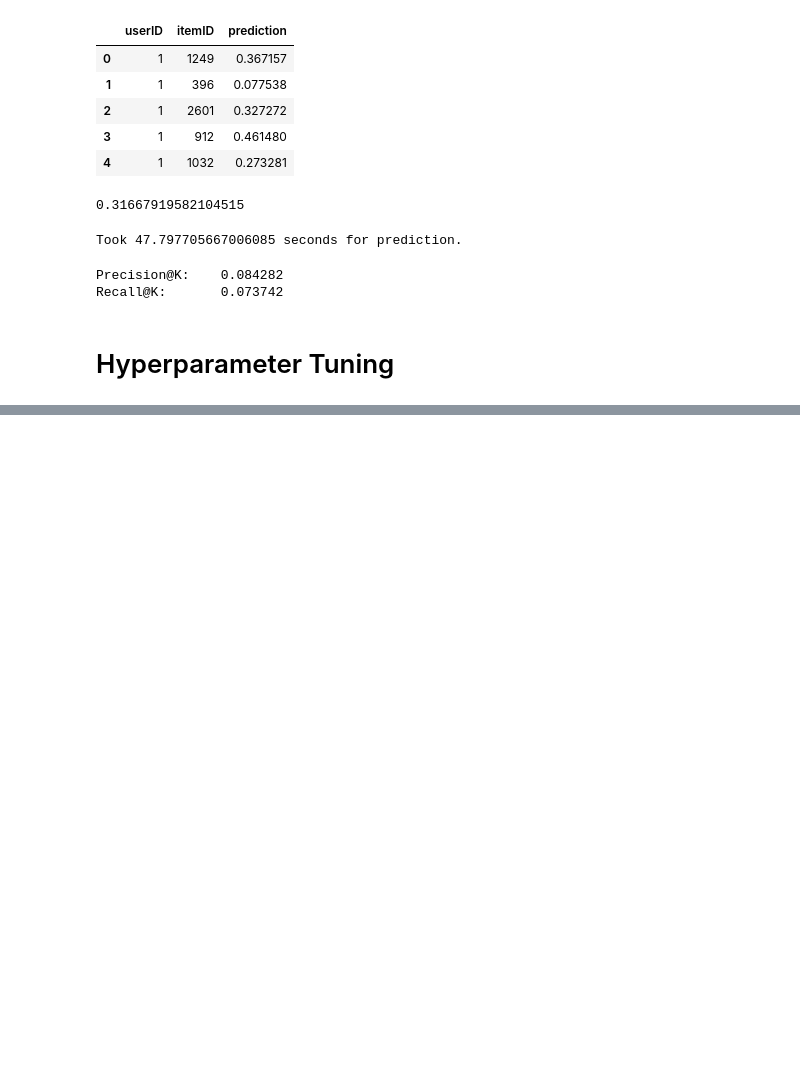
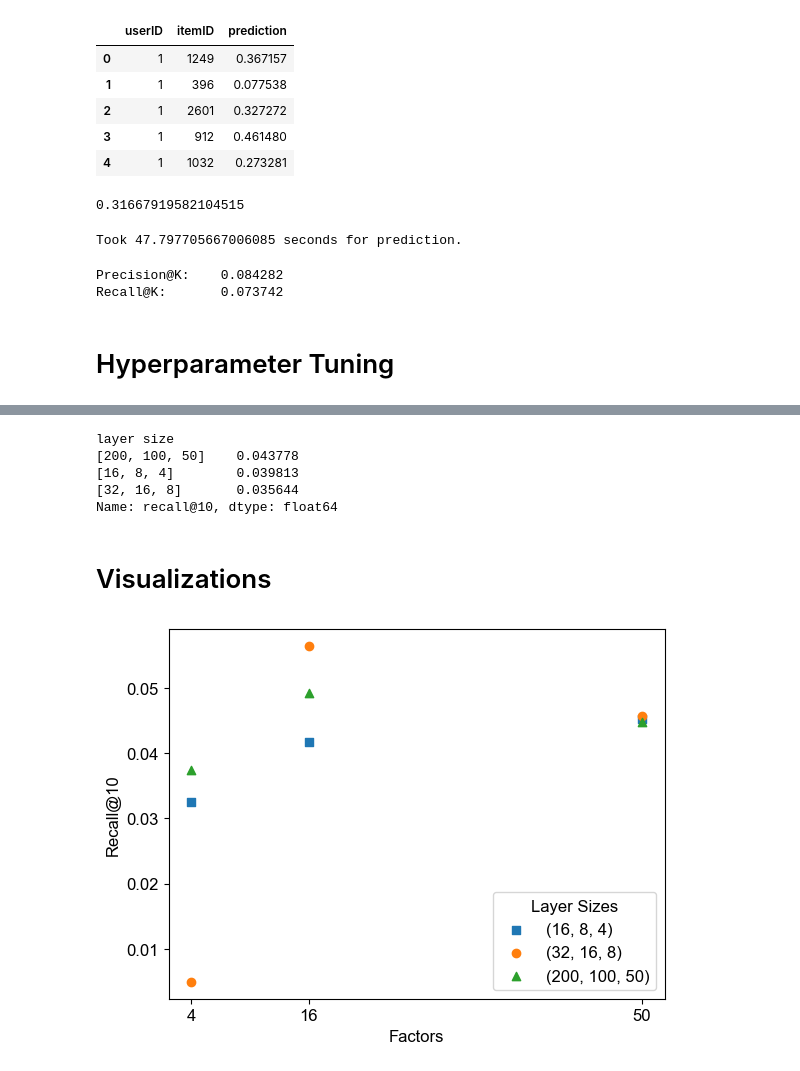
Before and after one commit to uadR1/Master-Thesis-Building-and-Evaluating-Candidate-Generation-Models-with-Neural-Networks, a Jupyter notebook: 03_Models/03_04_NCF/030401_NCF_OR_binary.ipynb, the cells around one changed output, grey strips where cells are left out. Drawn from its saved outputs; the diff is of its cells as text; code cells hidden in the pictures; blank space fills up the shorter version.

```diff
--- a/03_Models/03_04_NCF/030401_NCF_OR_binary.ipynb
+++ b/03_Models/03_04_NCF/030401_NCF_OR_binary.ipynb
@@ -195,0 +312,13 @@ learning_rates = []
+# %%
+# Create Dataframe out of the Results of the Hyperparameter Tuning
+df_tuning = pd.DataFrame({
+    "layer size": layer_shapes,
+    "factors": num_factors,
+    "accuracy": accuracy,
+    "recall@10": recall_10,
+    "recall@20": recall_20,
+    "precision@10":precision_10,
+    "precision@20":precision_20
+})
+# Sort Values by recall@10
+df_tuning.sort_values(by='recall@10', ascending=False)
@@ -195,0 +349,66 @@ learning_rates = []
+# %%
+# Impact of Layer Size
+df_tuning['layer size'] = df_tuning['layer size'].astype(str)
+
+df_tuning.groupby("layer size")['recall@10'].mean().sort_values(ascending=False)
+# %% [output]
+layer size
+[200, 100, 50]    0.043778
+[16, 8, 4]        0.039813
+[32, 16, 8]       0.035644
+Name: recall@10, dtype: float64
+# %% [markdown]
+# Visualizations
+# %%
+# Set the font to Arial
+plt.rcParams['font.family'] = 'Arial'
+
+# Define Font Size
+plt.rcParams.update({'font.size': 12})
+
+# Create a dictionary to store the plotted points for each category
+plotted_points = {}
+
+# Create a scatterplot
+fig, ax = plt.subplots()
+
+# Define the shapes for different categories
+shapes = ['s', 'o', '^']
+
+# Iterate over each row in the DataFrame
+for index, row in df_tuning.iterrows():
+    # Get the layer sizes list for the current row
+    layer_sizes = row['layer size']
+
+    # Convert the layer sizes list to a tuple for dictionary key
+    layer_sizes_tuple = tuple(layer_sizes)
+
+    # Check if the current category is already in the dictionary
+    if layer_sizes_tuple not in plotted_points:
+        # Create a new list to store the points for the current category
+        plotted_points[layer_sizes_tuple] = []
+
+    # Append the points for the current category
+    plotted_points[layer_sizes_tuple].append((row['factors'], row['recall@10']))
+
+# Iterate over the plotted points for each category and plot them
+for category, points in plotted_points.items():
+    factors, recall = zip(*points)
+    shape = shapes.pop(0)  # Get the next shape from the list
+    ax.scatter(factors, recall, marker=shape, label=str(category))
+
+# Set the labels for x and y axes
+ax.set_xlabel('Factors')
+ax.set_ylabel('Recall@10')
+
+# Set the x-axis ticks to the desired values
+ax.set_xticks([4, 16, 50])
+
+# Add a legend with the label "Layer Sizes" above the points
+legend = ax.legend(title='Layer Sizes', loc='lower right')
+legend.get_title().set_fontsize('12')  # Set the font size of the legend title
+
+# Show the scatterplot
+plt.show()
+# %% [output]
+[figure, added]
```
Also changed, not shown: parts of 8 cells of this notebook, 9 other files.
